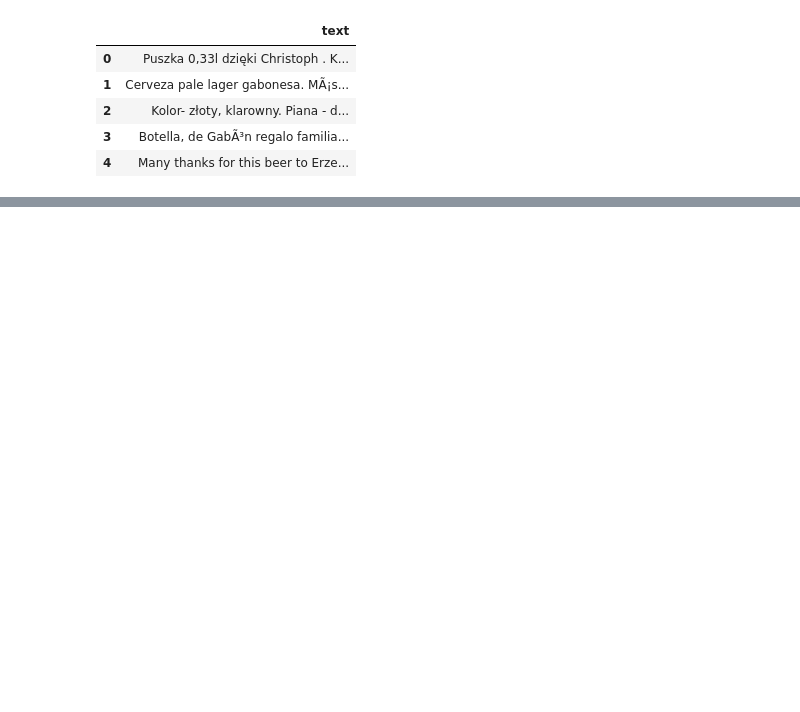
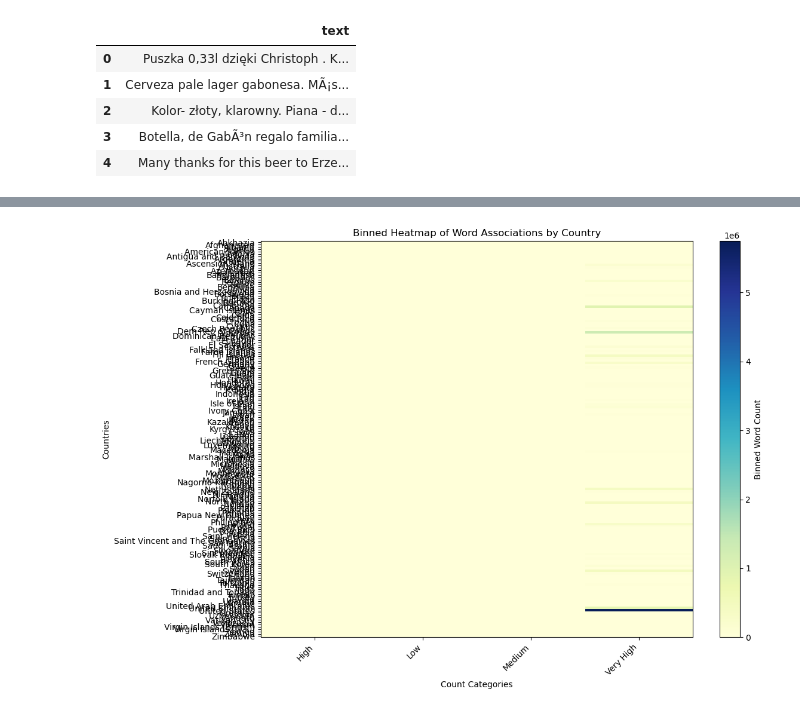
Before and after one commit to epfl-ada/ada-2024-project-sadamasochists, a Jupyter notebook: analysis/NLP.ipynb, the cells around one changed output, grey strips where cells are left out. Cells and saved outputs as stored; diff of their text form; code cells hidden in the pictures; blank space fills up the shorter version.

```diff
--- a/analysis/NLP.ipynb
+++ b/analysis/NLP.ipynb
@@ -67,0 +472,37 @@ df_ratings_text.head(5)
+# %%
+import numpy as np
+
+# Define a function to dynamically bin the word counts into categories
+def bin_counts(count):
+    if count < 10:
+        return 'Low'
+    elif 10 <= count < 100:
+        return 'Medium'
+    elif 100 <= count < 1000:
+        return 'High'
+    else:
+        return 'Very High'
+
+# Apply dynamic binning to the DataFrame
+top_words_per_country['count_bin'] = top_words_per_country['count'].apply(bin_counts)
+
+# Create a pivot table for binned counts
+binned_heatmap_data = top_words_per_country.pivot_table(index='country', columns='count_bin', values='count', aggfunc='sum').fillna(0)
+
+# Plot a heatmap with the binned data
+plt.figure(figsize=(12, 8))
+plt.imshow(binned_heatmap_data, cmap='YlGnBu', aspect='auto')
+
+# Add labels for countries and bins
+plt.xticks(ticks=range(binned_heatmap_data.shape[1]), labels=binned_heatmap_data.columns, rotation=45, ha='right')
+plt.yticks(ticks=range(binned_heatmap_data.shape[0]), labels=binned_heatmap_data.index)
+
+# Add colorbar and title
+plt.colorbar(label='Binned Word Count')
+plt.title('Binned Heatmap of Word Associations by Country')
+plt.xlabel('Count Categories')
+plt.ylabel('Countries')
+plt.tight_layout()
+plt.show()
+# %% [output]
+[figure, added]
```
Also changed, not shown: parts of 41 cells of this notebook.
